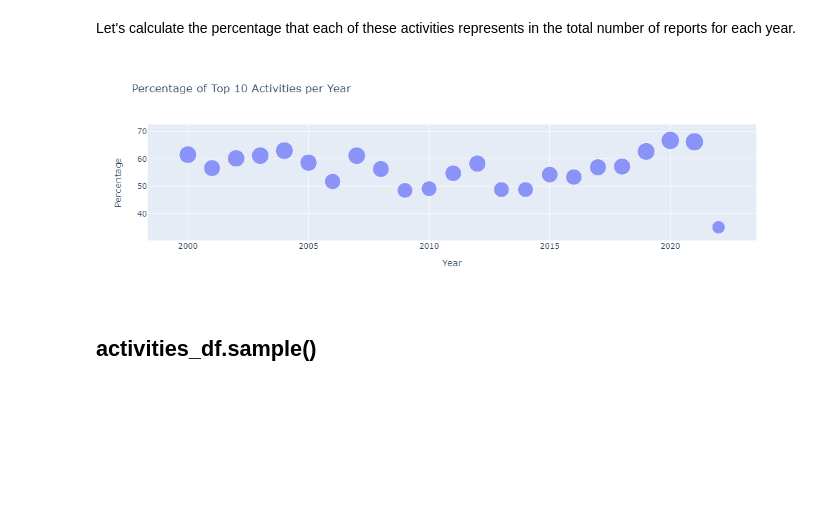
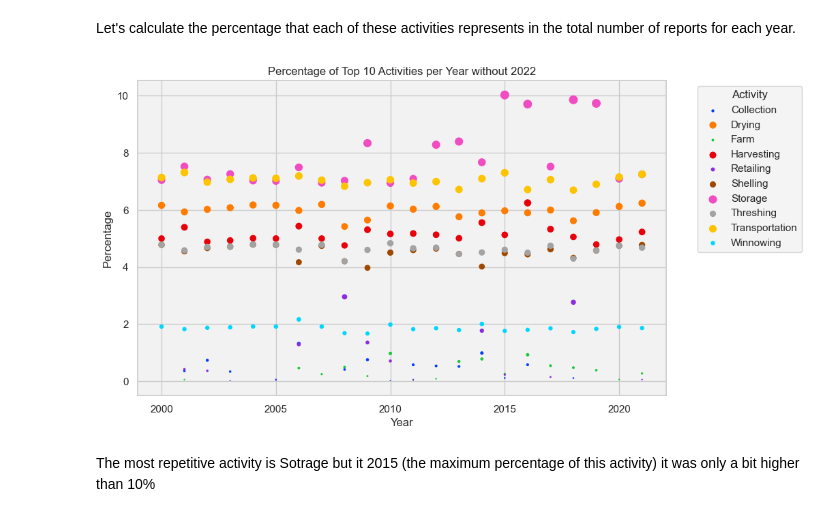
Before and after one commit to psaeztorres/CodeOp_Final_Project, a Jupyter notebook: visualization.ipynb, the cells around one changed output. Saved outputs shown, nothing was run; the diff lists cells and outputs as text; code cells hidden in the pictures; blank space fills up the shorter version.

```diff
--- a/visualization.ipynb
+++ b/visualization.ipynb
@@ -743,27 +697,43 @@ Farm               243
 Name: count, dtype: int64
 # %% [markdown]
 Let's calculate the percentage that each of these activities represents in the total number of reports for each year.
-# %%
-import plotly.express as px
-
-# Define las top 10 actividades
-top_activities = ['Storage', 'Transportation', 'Drying', 'Harvesting', 'Threshing', 'Shelling', 'Winnowing', 'Retailing', 'Collection', 'Farm']
-
-# Combina las dos columnas de actividades en una sola serie
-activities_series = pd.concat([activities_df['activity_1'], activities_df['activity_2']])
-
-# Calcula el porcentaje que cada actividad representa en el total de actividades reportadas por año
-activities_percentage = activities_series.groupby(activities_df['year']).apply(lambda x: x.isin(top_activities).mean() * 100).reset_index(name='percentage')
-
-# Crea el gráfico de dispersión
-fig = px.scatter(activities_percentage, x='year', y='percentage', size='percentage',
-                 hover_data={'percentage': True},
-                 labels={'year': 'Year', 'percentage': 'Percentage'},
-                 title='Percentage of Top 10 Activities per Year')
-
-# Muestra el gráfico
-fig.show()
-# %% [output]
-[figure, removed]
-# %% [markdown]
-## activities_df.sample()
+# %%
+import matplotlib.pyplot as plt
+
+# Define the top 10 activities
+top_activities = ['Storage', 'Transportation', 'Drying', 'Harvesting', 'Threshing', 'Shelling', 'Winnowing', 'Retailing', 'Collection', 'Farm']
+
+# Combine the two activity columns into a single series
+activities_series = pd.concat([activities_df['activity_1'], activities_df['activity_2']])
+
+# Calculate the percentage that each activity represents in the total reported activities per year
+activities_percentage = activities_series.groupby([activities_df['year'], activities_series]).size().unstack().reset_index().fillna(0)
+activities_percentage['total'] = activities_percentage.sum(axis=1)
+activities_percentage[top_activities] = activities_percentage[top_activities].div(activities_percentage['total'], axis=0) * 100
+
+# Filter out the year 2022
+activities_percentage = activities_percentage[activities_percentage['year'] != 2022]
+
+# Convert the DataFrame to long format
+activities_percentage_long = pd.melt(activities_percentage, id_vars='year', value_vars=top_activities, var_name='Activity', value_name='Percentage')
+
+# Create the scatter plot
+plt.figure(figsize=(10, 6))
+for activity, data in activities_percentage_long.groupby('Activity'):
+    plt.scatter(data['year'], data['Percentage'], s=data['Percentage']*7, label=activity)  # Increase dot size by 30%
+
+# Set labels and title
+plt.xlabel('Year')
+plt.ylabel('Percentage')
+plt.title('Percentage of Top 10 Activities per Year without 2022')
+
+# Add legend outside the plot
+plt.legend(title='Activity', bbox_to_anchor=(1.05, 1), loc='upper left')
+
+# Show the plot
+plt.grid(True)
+plt.show()
+# %% [output]
+[figure, added]
+# %% [markdown]
+The most repetitive activity is Sotrage but it 2015 (the maximum percentage of this activity) it was only a bit higher than 10%
```
Also changed, not shown: parts of 33 cells of this notebook.
